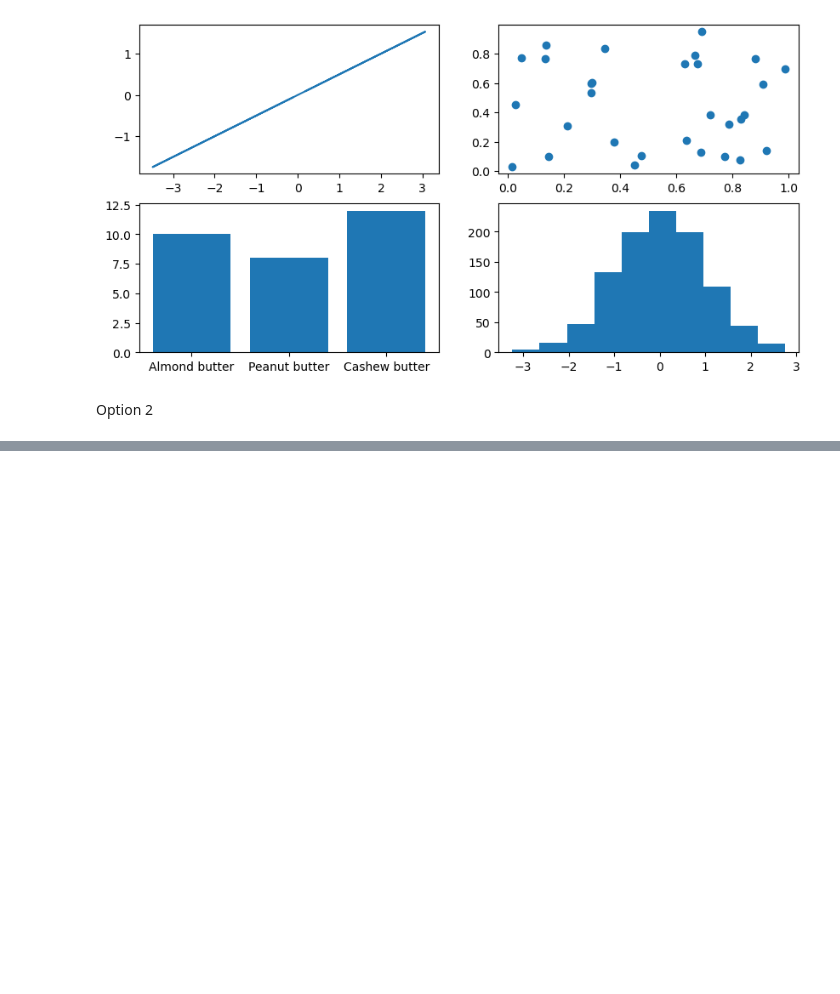
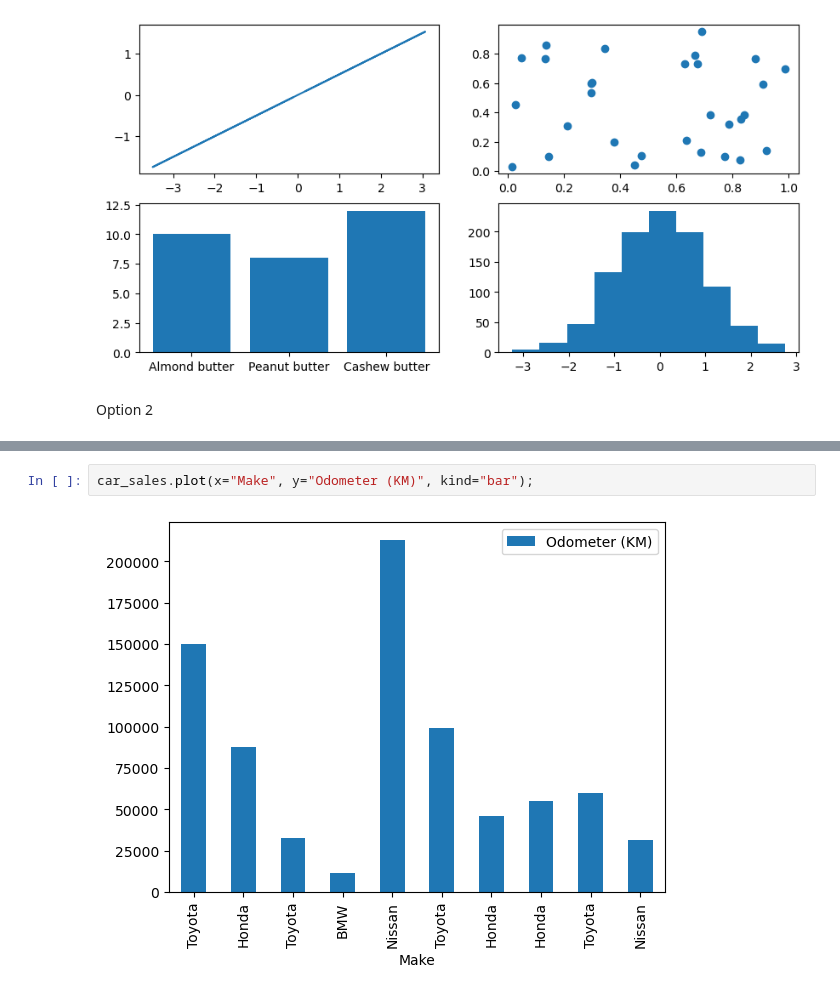
Before and after one commit to emacampa3/data-science, a Jupyter notebook: first-env/matplotlib-introduction.ipynb, the cells around one changed output, grey strips where cells are left out. Drawn from its saved outputs; the diff is of its cells as text; blank space fills up the shorter version.

```diff
--- a/first-env/matplotlib-introduction.ipynb
+++ b/first-env/matplotlib-introduction.ipynb
@@ -268,0 +286,4 @@ car_sales.plot(x="Odometer (KM)", y="Price", kind="scatter");
+# %%
+car_sales.plot(x="Make", y="Odometer (KM)", kind="bar");
+# %% [output]
+[figure, added]
```
Also changed, not shown: parts of 61 cells of this notebook.
